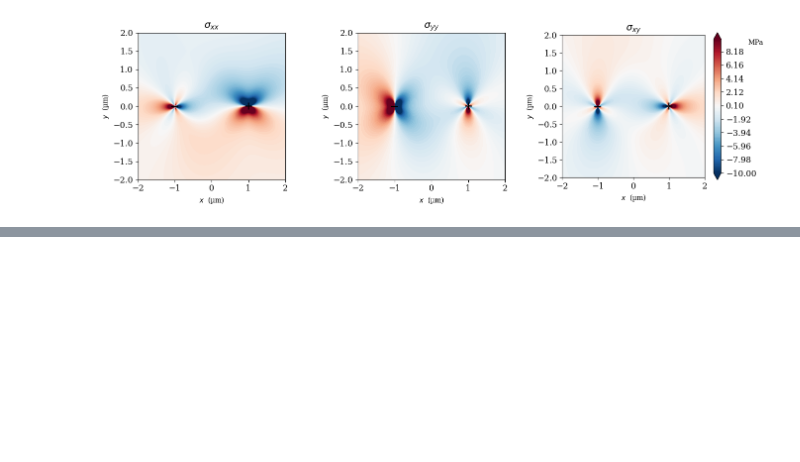
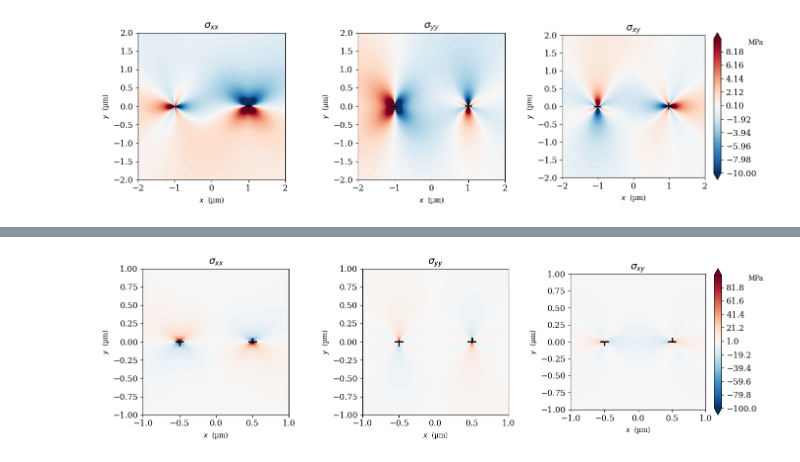
Before and after one commit to Luca-R27/PhDcourse_2026_CompMatMod, a Jupyter notebook: DDP/DDP.ipynb, the cells around one changed output, grey strips where cells are left out. Drawn from its saved outputs; the diff is of its cells as text; code cells hidden in the pictures; blank space fills up the shorter version.

```diff
--- a/DDP/DDP.ipynb
+++ b/DDP/DDP.ipynb
@@ -473,0 +475,4 @@ Dislocations(x=array([0.2       , 0.18998309]), y=array([0., 0.]), sign=array([1
+# %%
+disl = evolve_dislocations(disl, np.array([0, 0, 0.0]), θ_SP, 10e-3, sources, obstacles, t_nuc = 1e-3)
+# %% [output]
+[figure, added]
```
Also changed, not shown: parts of 24 cells of this notebook.
